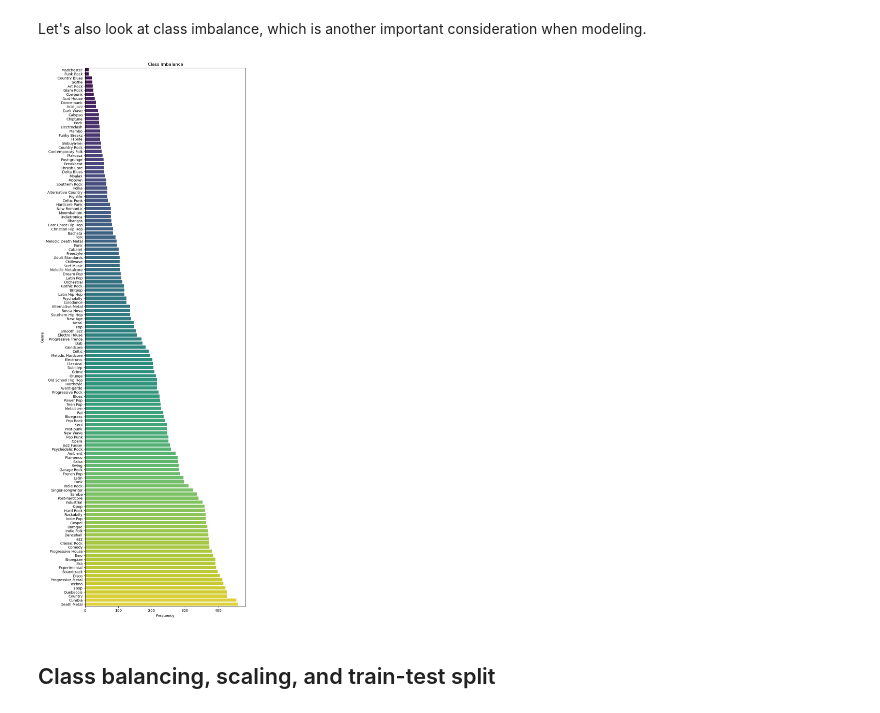
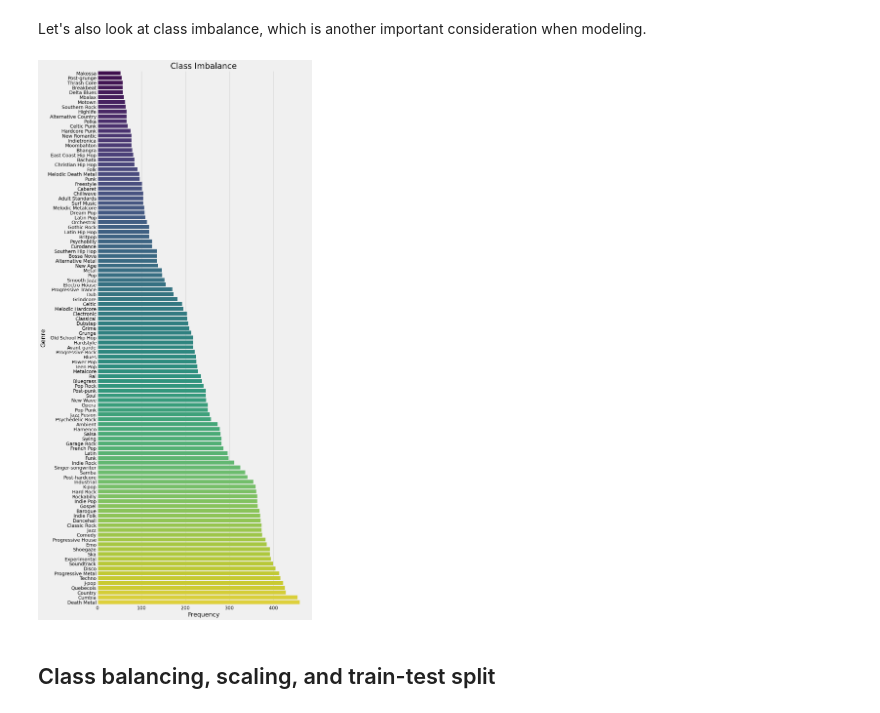
Before and after one commit to jackvandeleuv/music_analysis, a Jupyter notebook: track_modeling.ipynb, the cells around one changed output. Cells and saved outputs as stored; diff of their text form; code cells hidden in the pictures.

Commit message:
Upgraded charts

```diff
--- a/track_modeling.ipynb
+++ b/track_modeling.ipynb
@@ -67,0 +61,10 @@ plt.show()
+# %%
+# Coorelation matrix heatmap.
+plt.style.use('fivethirtyeight')
+fig = plt.figure(figsize=(14, 14))
+cmap = sns.diverging_palette(220, 20, as_cmap=True)
+sns.heatmap(tracks_enc.corr(), annot=True, fmt='.2f', cmap=cmap, linewidths=0.5, linecolor='gray')
+plt.title("Correlation Matrix Heatmap", fontsize=24)
+plt.xticks(rotation=45, fontsize=12)
+plt.yticks(fontsize=12)
+plt.show()
@@ -98,20 +109,25 @@ Because some of our features are skewed and not normally-distributed, we'll have
 # %% [markdown]
 Let's also look at class imbalance, which is another important consideration when modeling.
 # %%
-class_counts = tracks['genre'].value_counts() \
+class_counts = tracks['genre'].value_counts()\
                             .sort_values(ascending=True)
 
-plt.figure(figsize=(8, 27))
+plt.figure(figsize=(10, 27))
+color_palette = sns.color_palette("viridis",
+                                  n_colors=len(class_counts))
 sns.barplot(x=class_counts.values,
             y=class_counts.index,
             orient='h',
-            palette='viridis')
-plt.xlabel('Frequency')
-plt.ylabel('Genre')
-plt.title('Class Imbalance')
+            palette=color_palette)
+plt.xlabel('Frequency', fontsize=18)
+plt.ylabel('Genre', fontsize=18)
+plt.xticks(fontsize=14)
+plt.yticks(fontsize=14)
+plt.title('Class Imbalance', fontsize=24)
+
 plt.show()
 # %% [output]
-[figure, old version]
+[figure, new version]
 # %% [markdown]
 ## Class balancing, scaling, and train-test split
 # %% [markdown]
```
Also changed, not shown: parts of 5 cells of this notebook.
